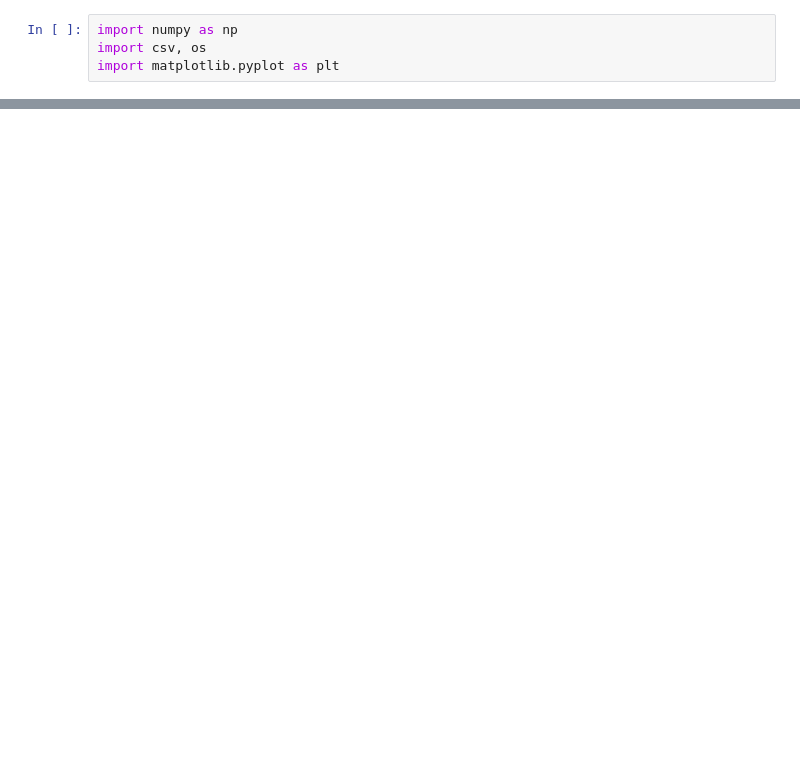
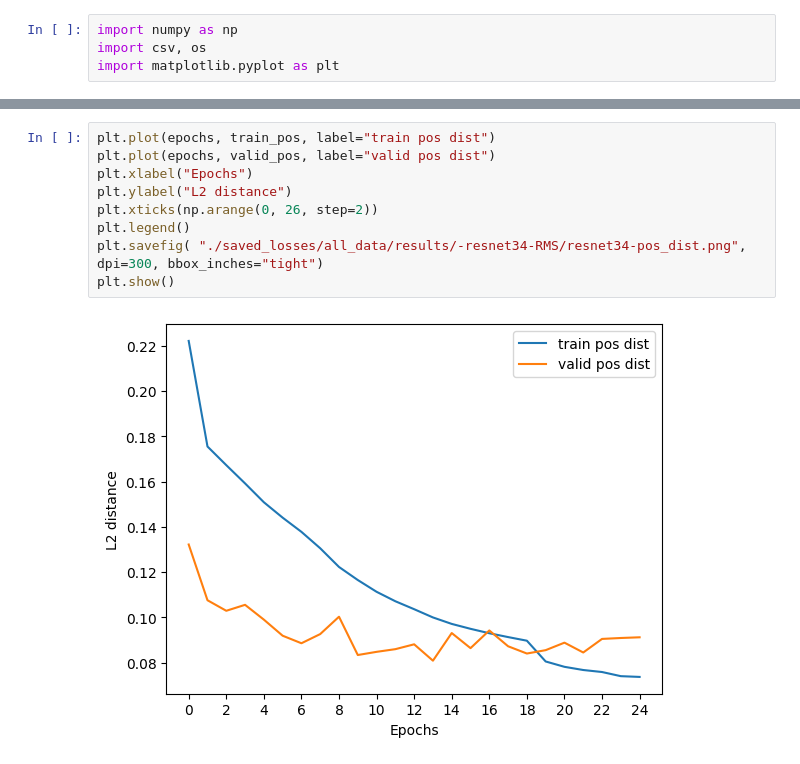
Before and after one commit to Lisa-dk/self-supervised-htr, a Jupyter notebook: siamese_src/plot_loss.ipynb, the cells around one changed output, grey strips where cells are left out. Saved outputs shown, nothing was run; the diff lists cells and outputs as text; blank space fills up the shorter version.

```diff
--- a/siamese_src/plot_loss.ipynb
+++ b/siamese_src/plot_loss.ipynb
@@ -58,0 +65,11 @@ plt.show()
+# %%
+plt.plot(epochs, train_pos, label="train pos dist")
+plt.plot(epochs, valid_pos, label="valid pos dist")
+plt.xlabel("Epochs")
+plt.ylabel("L2 distance")
+plt.xticks(np.arange(0, 26, step=2))
+plt.legend()
+plt.savefig( "./saved_losses/all_data/results/-resnet34-RMS/resnet34-pos_dist.png", dpi=300, bbox_inches="tight")
+plt.show()
+# %% [output]
+[figure, added]
```
Also changed, not shown: parts of 4 cells of this notebook, 7 other files.
